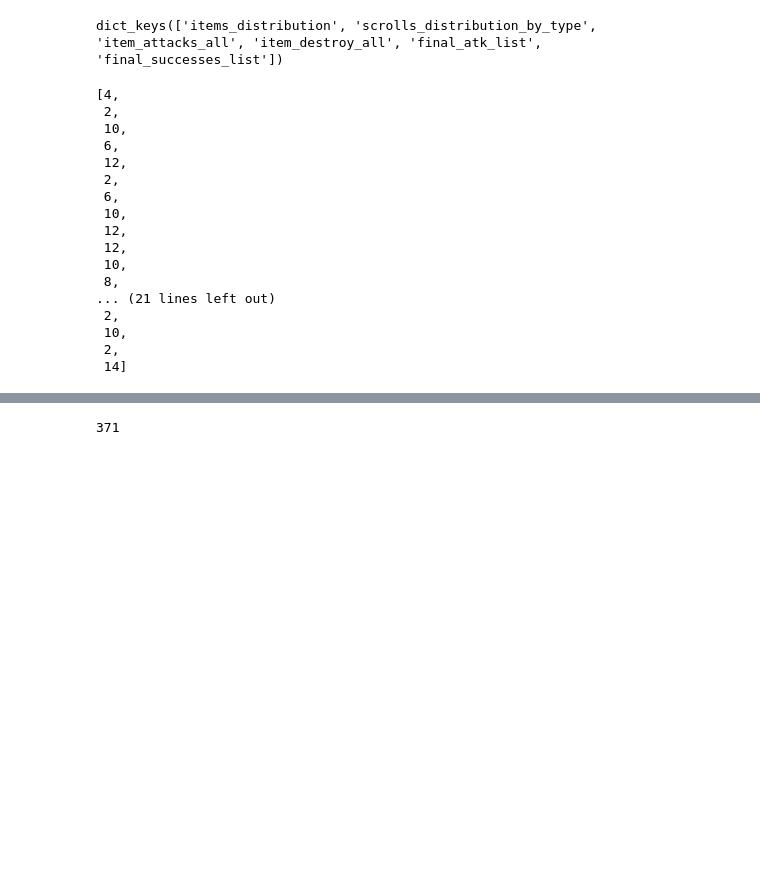
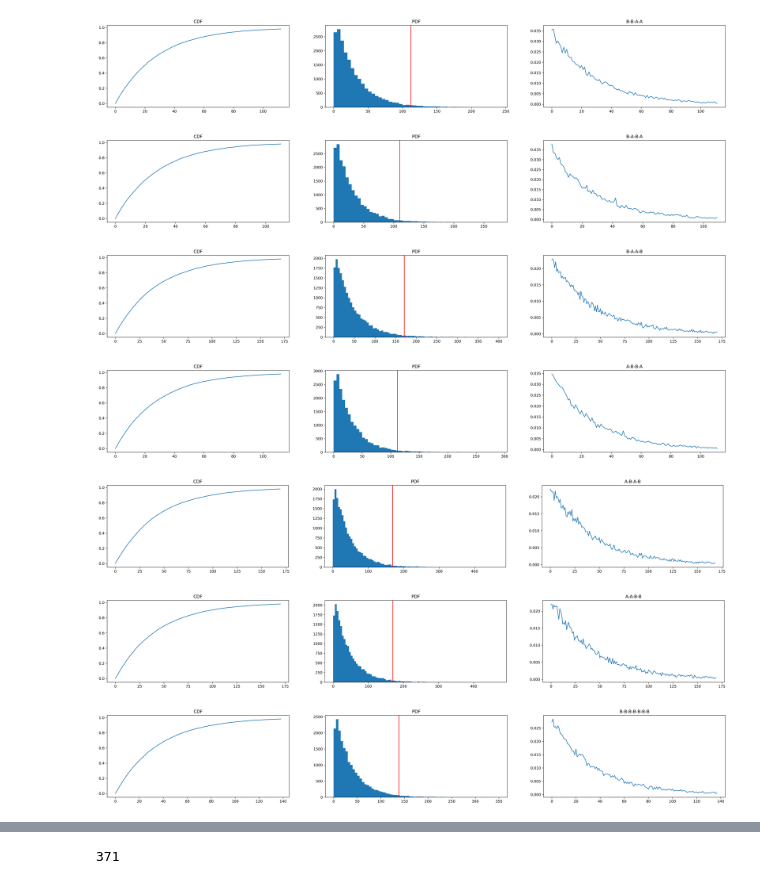
Before and after one commit to Jianshu-L/MapleStory, a Jupyter notebook: Untitled-2.ipynb, the cells around one changed output, grey strips where cells are left out. Cells and saved outputs as stored; diff of their text form; code cells hidden in the pictures; blank space fills up the shorter version.

Commit message:
add MagicAttack and MonteCarlo

```diff
--- a/Untitled-2.ipynb
+++ b/Untitled-2.ipynb
@@ -186,33 +228,53 @@ def strategy_fixed_sequence(seq: List[str]) -> Strategy:
 # %%
-scroll_list = ["D", "D", "D", "D", "B", "B", "B"]
+from tqdm import tqdm
+# scroll_list = ["D", "D", "D", "D", "B", "B", "B"]
 
+results = {}
 rng = default_rng(100)
-trials = 200 # number of simulation
-upgrades = 7
-target = stop_all_success(7)
-strat1 = strategy_fixed_sequence(scroll_list)
-res1 = monte_carlo_mix(rng, trials, strat1, upgrades, target)
+trials = 20000 # number of simulation
+
+for scroll_list in tqdm(scroll_lists):
+    upgrades = num_slots
+    target = stop_atk_at_least(target_atk)
+    strat1 = strategy_fixed_sequence(scroll_list)
+    res1 = monte_carlo_mix(rng, trials, strat1, upgrades, target)
+    results["-".join(scroll_list)] = res1
-# %%
-res1.keys()
-# %% [output]
-dict_keys(['items_distribution', 'scrolls_distribution_by_type', 'item_attacks_all', 'item_destroy_all', 'final_atk_list', 'final_successes_list'])
-# %%
-res1['item_attacks_all'][0]
-# %% [output]
-[4,
- 2,
- 10,
- 6,
- 12,
- 2,
- 6,
- 10,
- 12,
- 12,
- 10,
- 8,
-... (21 lines left out)
- 2,
- 10,
- 2,
- 14]
+# %%
+from plot import create_figure
+import matplotlib.pyplot as plt
+
+for key,value in results.items():
+
+    x_list = value['items_distribution']
+    num_items = []
+    probability = []
+    for i in range(0,np.max(x_list)+1):
+        probability.append(np.sum(np.array(x_list) < i+1) / len(x_list))
+        num_items.append(i+1)
+
+    valid_num_items = range(0, int(np.mean(x_list) + 3*np.std(x_list, ddof=1)))
+    valid_probability = np.array(probability)[valid_num_items]
+
+
+    fig, axs = create_figure(1,3)
+
+    ax1 = fig.add_subplot(axs[0])
+    ax1.plot(valid_probability)
+    ax1.set_title("CDF")
+
+    ax2 = fig.add_subplot(axs[1])
+    ax2.hist(x_list, bins=np.arange(0,np.max(x_list),5))
+    ax2.axvline(np.max(valid_num_items), color='r')
+    ax2.set_title("PDF")
+
+    ax3 = fig.add_subplot(axs[2])
+    ax3.plot(np.diff(valid_probability))
+    ax3.set_title(key)
+# %% [output]
+[figure, added]
+[figure, added]
+[figure, added]
+[figure, added]
+[figure, added]
+[figure, added]
+[figure, added]
```
Also changed, not shown: parts of 19 cells of this notebook, 3 other files.
